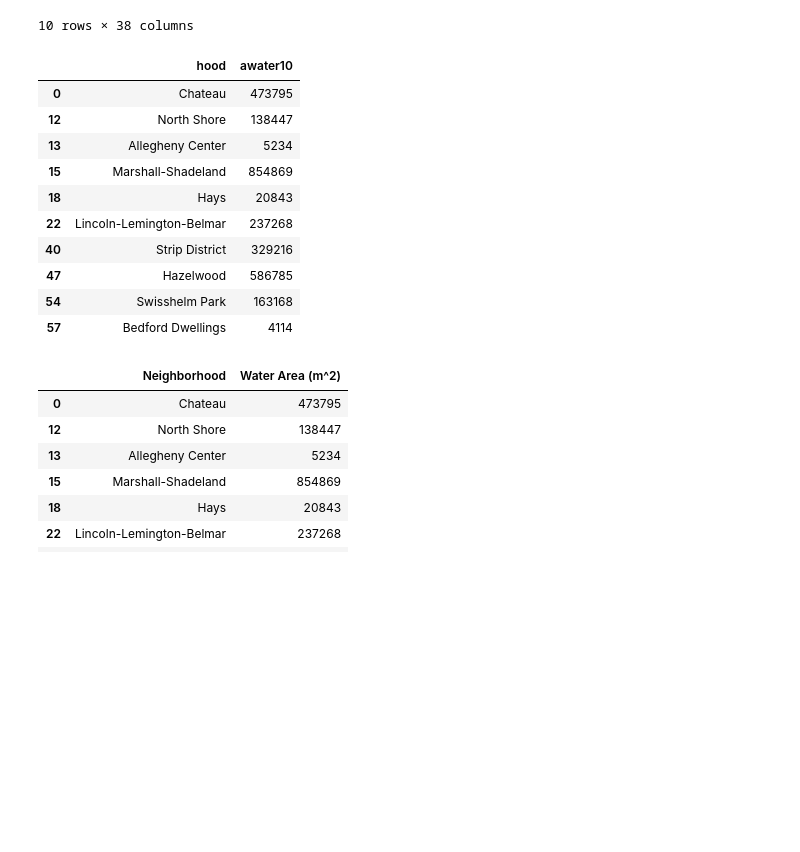
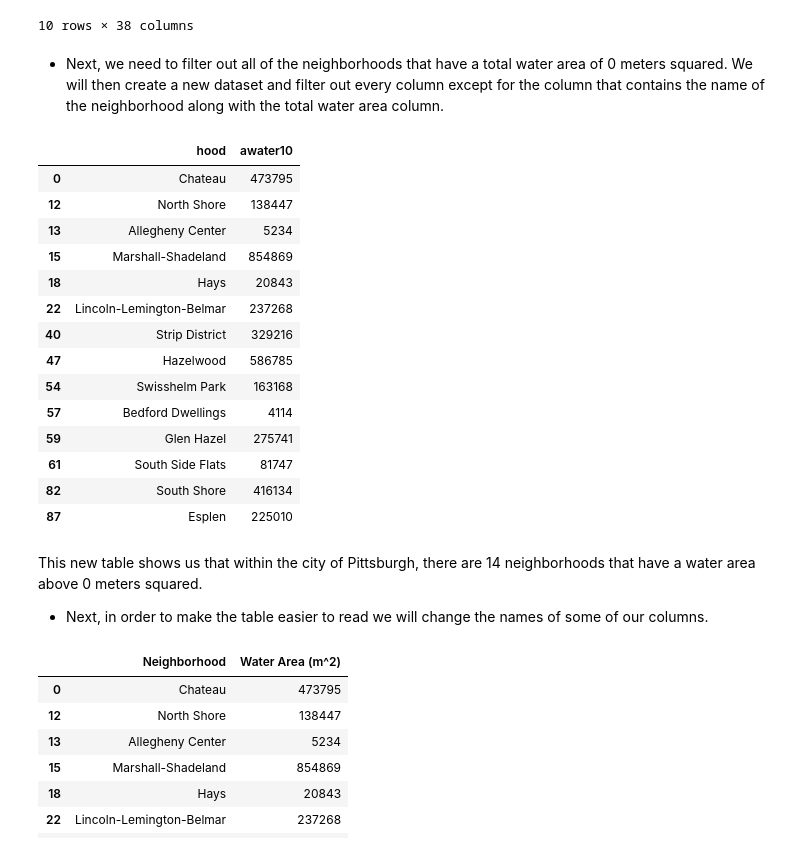
Before and after one commit to E-Wick/Big-Ideas-Final-Project, a Jupyter notebook: Final-Project-Combined-Notebook (1).ipynb, the cells around one changed output. Cells and saved outputs as stored; diff of their text form; code cells hidden in the pictures; blank space fills up the shorter version.

```diff
--- a/Final-Project-Combined-Notebook (1).ipynb
+++ b/Final-Project-Combined-Notebook (1).ipynb
@@ -226,25 +260,35 @@ neighborhood.head(10)
 | 8 | 1301 | 61 | 42 | 003 | 240600 | 2 | 420032406002 | Block Group 2 | G5030 | ... |
 | 9 | 1302 | 64 | 42 | 003 | 563200 | 3 | 420035632003 | Block Group 3 | G5030 | ... |
 10 rows × 38 columns
+# %% [markdown]
+- Next, we need to filter out all of the neighborhoods that have a total water area of 0 meters squared. We will then create a new dataset and filter out every column except for the column that contains the name of the neighborhood along with the total water area column.
 # %%
 # filter out the neighborhoods with a value of 0 for water area
 neighborhood = neighborhood[neighborhood.awater10 != 0]
 
 #create a new dataset for all the neighborhoods with an area water value then filter out all columns except for water area and the name of the neighborhood
 neighborhood_water_area = neighborhood.filter(items=['hood', 'awater10'])
-neighborhood_water_area.head(10)
+neighborhood_water_area
 # %% [output]
 |  | hood | awater10 |
 | 0 | Chateau | 473795 |
 | 12 | North Shore | 138447 |
 | 13 | Allegheny Center | 5234 |
 | 15 | Marshall-Shadeland | 854869 |
 | 18 | Hays | 20843 |
 | 22 | Lincoln-Lemington-Belmar | 237268 |
 | 40 | Strip District | 329216 |
 | 47 | Hazelwood | 586785 |
 | 54 | Swisshelm Park | 163168 |
 | 57 | Bedford Dwellings | 4114 |
+| 59 | Glen Hazel | 275741 |
+| 61 | South Side Flats | 81747 |
+| 82 | South Shore | 416134 |
+| 87 | Esplen | 225010 |
+# %% [markdown]
+This new table shows us that within the city of Pittsburgh, there are 14 neighborhoods that have a water area above 0 meters squared.
+
+- Next, in order to make the table easier to read we will change the names of some of our columns.
 # %%
 #rename the 'hood' and 'awater10' columns to 'Neightborhood' and 'Water Area (m^2)'
 neighborhood_water_area = neighborhood_water_area.rename( columns = {'hood' : 'Neighborhood' , 'awater10' : 'Water Area (m^2)'})
```
Also changed, not shown: parts of 19 cells of this notebook.
